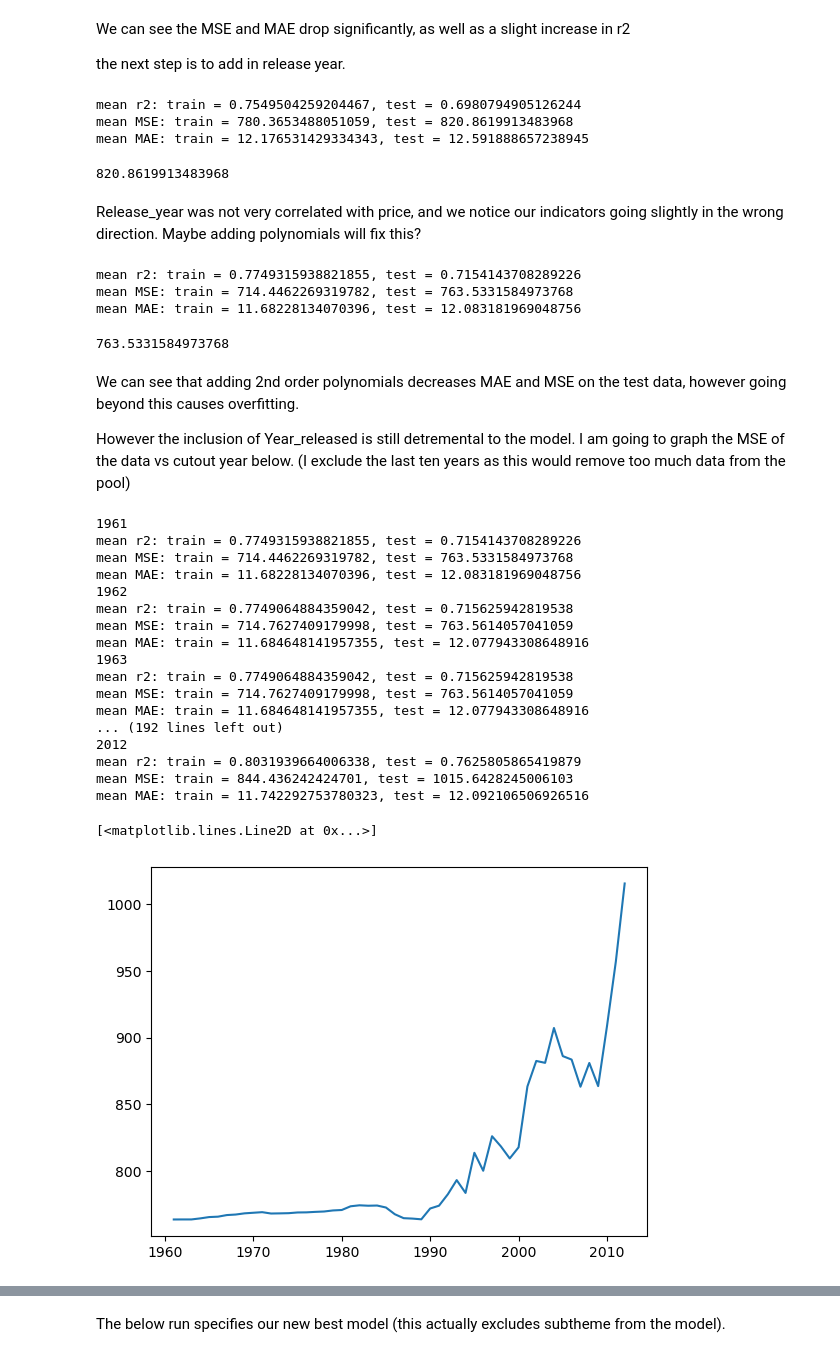
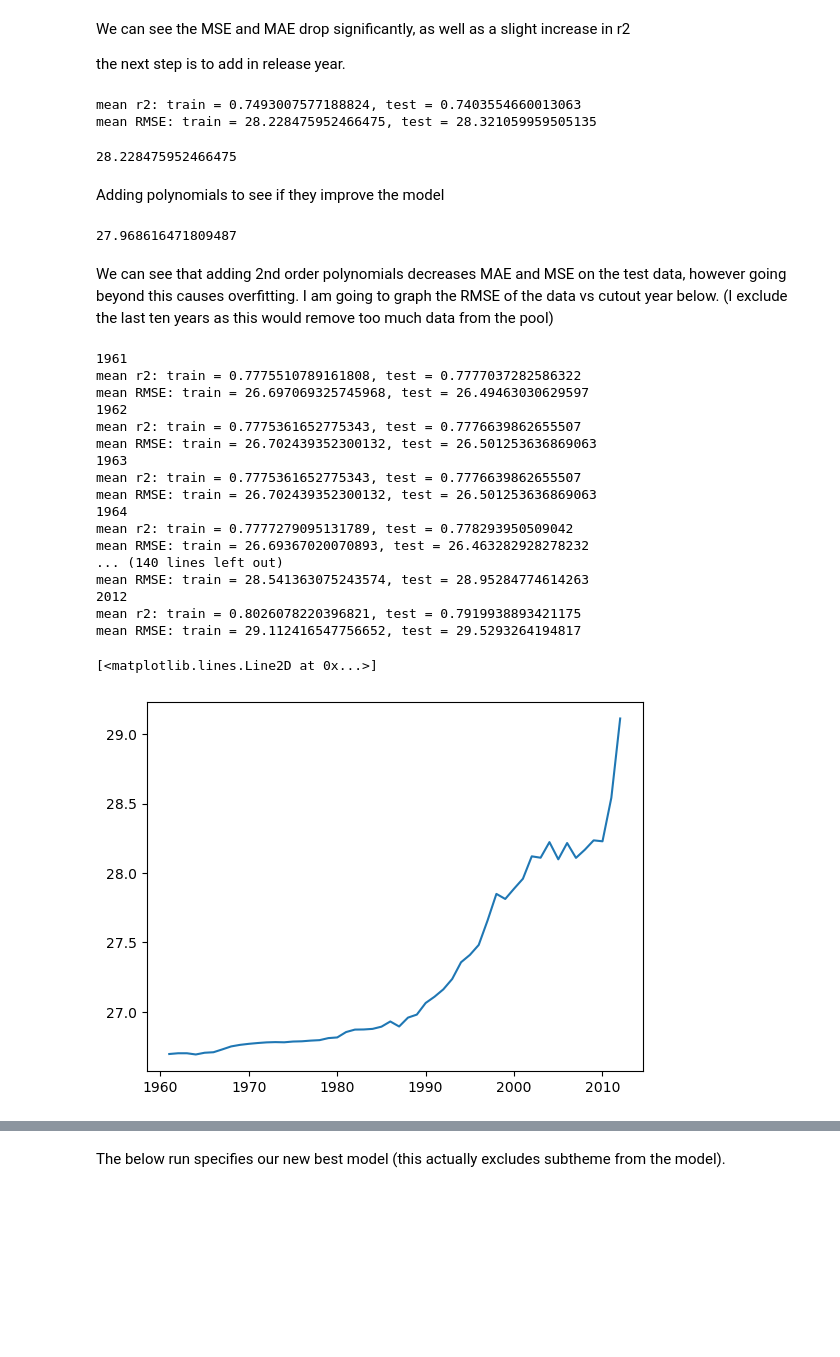
Before and after one commit to Conor020591/LegoSet_LinearRegression, a Jupyter notebook: LegoSet_LinearRegression.ipynb, the cells around one changed output, grey strips where cells are left out. Saved outputs shown, nothing was run; the diff lists cells and outputs as text; code cells hidden in the pictures; blank space fills up the shorter version.

```diff
--- a/LegoSet_LinearRegression.ipynb
+++ b/LegoSet_LinearRegression.ipynb
@@ -81,6 +82,18 @@ Nulls in Age_range: 2573
 # %%
-y = lego_mod_df.Price
-X = lego_mod_df.drop(['Price'], axis=1)
+
+lego_mod_df = lego_mod_df.sample(frac = 1)
+
+lego_mod_df.to_csv('legoData_shuffled.csv', sep = ',')
+
+from sklearn.model_selection import train_test_split
+train_set, val_set = train_test_split(lego_mod_df, test_size=0.2, random_state=0)
+
+y = train_set.Price
+X = train_set.drop(['Price'], axis=1)
+
+
+y_val = val_set.Price
+X_val = val_set.drop(['Price'], axis=1)
 # %% [markdown]
 ## Define model function
 Here I define a function that reads in the preprocessor and the data itself.
@@ -96,16 +109,16 @@ def linear_model(preprocessor,X,y):
                               ('model', LinearRegression(fit_intercept=True))
                              ])
 
-    scoring = ['r2','neg_mean_squared_error','neg_mean_absolute_error']
+    scoring = ['r2','neg_root_mean_squared_error']
     scores = cross_validate(my_pipeline, X, y,
                               cv=5,
                               scoring=scoring,
                               return_train_score=True)
 
-    print("mean r2: train = "+str(scores['train_r2'].mean())+", test = "+str(scores['test_r2'].mean()))
-    print("mean MSE: train = "+str(-1*scores['train_neg_mean_squared_error'].mean())+", test = "+str(-1*scores['test_neg_mean_squared_error'].mean()))
-    print("mean MAE: train = "+str(-1*scores['train_neg_mean_absolute_error'].mean())+", test = "+str(-1*scores['test_neg_mean_absolute_error'].mean()))
-    return -1*scores['test_neg_mean_squared_error'].mean()
+#    print("mean r2: train = "+str(scores['train_r2'].mean())+", test = "+str(scores['test_r2'].mean()))
+#    print("mean RMSE: train = "+str(-1*scores['train_neg_root_mean_squared_error'].mean())+", test = "+str(-1*scores['test_neg_root_mean_squared_error'].mean()))
+
+    return -1*scores['test_neg_root_mean_squared_error'].mean()
 # %% [markdown]
 ## Preprocessing
 ### Numerical Data
@@ -146,7 +157,7 @@ We can see the MSE and MAE drop significantly, as well as a slight increase in r
 
 the next step is to add in release year.
 # %%
-scaler  = preprocessing.MinMaxScaler()
+scaler  = preprocessing.StandardScaler()
 preprocessor = ColumnTransformer(
     transformers=[
         ('num', scaler, ['Pieces','Minifigs','Year_released']),
@@ -156,14 +167,13 @@ preprocessor = ColumnTransformer(
 
 linear_model(preprocessor,X,y)
 # %% [output]
-mean r2: train = 0.7549504259204467, test = 0.6980794905126244
-mean MSE: train = 780.3653488051059, test = 820.8619913483968
-mean MAE: train = 12.176531429334343, test = 12.591888657238945
+mean r2: train = 0.7493007577188824, test = 0.7403554660013063
+mean RMSE: train = 28.228475952466475, test = 28.321059959505135
-820.8619913483968
+28.228475952466475
 # %% [markdown]
-Release_year was not very correlated with price, and we notice our indicators going slightly in the wrong direction. Maybe adding polynomials will fix this?
+Adding polynomials to see if they improve the model
 # %%
-scaler  = preprocessing.MinMaxScaler()
+scaler  = preprocessing.StandardScaler()
 polyn = preprocessing.PolynomialFeatures(2)
 
 numerical_transformer = Pipeline(steps=[
@@ -182,59 +192,55 @@ preprocessor = ColumnTransformer(
 
 linear_model(preprocessor,X,y)
 # %% [output]
-mean r2: train = 0.7749315938821855, test = 0.7154143708289226
-mean MSE: train = 714.4462269319782, test = 763.5331584973768
-mean MAE: train = 11.68228134070396, test = 12.083181969048756
+27.968616471809487
-763.5331584973768
 # %% [markdown]
 We can see that adding 2nd order polynomials decreases MAE and MSE on the test data, however going beyond this causes overfitting.
-
-However the inclusion of Year_released is still detremental to the model. I am going to graph the MSE of the data vs cutout year below. (I exclude the last ten years as this would remove too much data from the pool)
+I am going to graph the RMSE of the data vs cutout year below. (I exclude the last ten years as this would remove too much data from the pool)
 # %%
 year_list = []
 MSE_list = []
 for year in range(int(lego_mod_df.Year_released.min()),int(lego_mod_df.Year_released.max())-10):
     lego_mod_postdate_df = lego_mod_df[lego_mod_df.Year_released >= year]
     y_new = lego_mod_postdate_df.Price
     X_new = lego_mod_postdate_df.drop(['Price'], axis=1)
 
 
-    scaler  = preprocessing.MinMaxScaler()
+    scaler  = preprocessing.StandardScaler()
     polyn = preprocessing.PolynomialFeatures(2)
 
     numerical_transformer = Pipeline(steps=[
         ('scale', scaler),
         ('poly', polyn)
     ])
     print(year)
     preprocessor = ColumnTransformer(
         transformers=[('num', numerical_transformer, ['Pieces','Minifigs','Year_released']),
 
         ],
     remainder = 'drop'
     )
 
     year_list.append(year)
     MSE_list.append(linear_model(preprocessor,X_new,y_new))
 plt.plot(year_list, MSE_list)
 # %% [output]
 1961
-mean r2: train = 0.7749315938821855, test = 0.7154143708289226
-mean MSE: train = 714.4462269319782, test = 763.5331584973768
-mean MAE: train = 11.68228134070396, test = 12.083181969048756
+mean r2: train = 0.7775510789161808, test = 0.7777037282586322
+mean RMSE: train = 26.697069325745968, test = 26.49463030629597
 1962
-mean r2: train = 0.7749064884359042, test = 0.715625942819538
-mean MSE: train = 714.7627409179998, test = 763.5614057041059
-mean MAE: train = 11.684648141957355, test = 12.077943308648916
+mean r2: train = 0.7775361652775343, test = 0.7776639862655507
+mean RMSE: train = 26.702439352300132, test = 26.501253636869063
 1963
-mean r2: train = 0.7749064884359042, test = 0.715625942819538
-mean MSE: train = 714.7627409179998, test = 763.5614057041059
-mean MAE: train = 11.684648141957355, test = 12.077943308648916
-... (192 lines left out)
+mean r2: train = 0.7775361652775343, test = 0.7776639862655507
+mean RMSE: train = 26.702439352300132, test = 26.501253636869063
+1964
+mean r2: train = 0.7777279095131789, test = 0.778293950509042
+mean RMSE: train = 26.69367020070893, test = 26.463282928278232
+... (140 lines left out)
+mean RMSE: train = 28.541363075243574, test = 28.95284774614263
 2012
-mean r2: train = 0.8031939664006338, test = 0.7625805865419879
-mean MSE: train = 844.436242424701, test = 1015.6428245006103
-mean MAE: train = 11.742292753780323, test = 12.092106506926516
+mean r2: train = 0.8026078220396821, test = 0.7919938893421175
+mean RMSE: train = 29.112416547756652, test = 29.5293264194817
 [<matplotlib.lines.Line2D at 0x...>]
-[figure, old version]
+[figure, new version]
 # %% [markdown]
```
Also changed, not shown: parts of 21 cells of this notebook.
